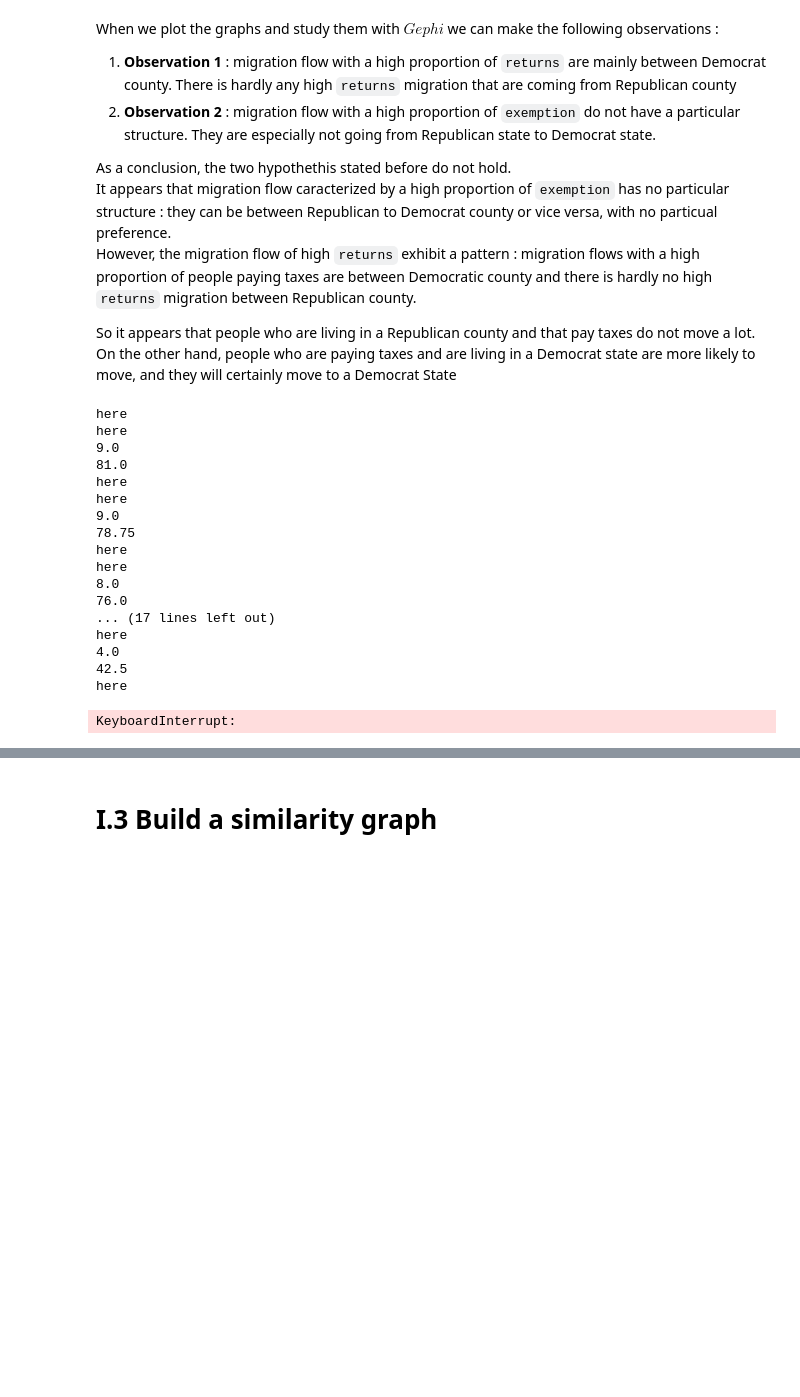
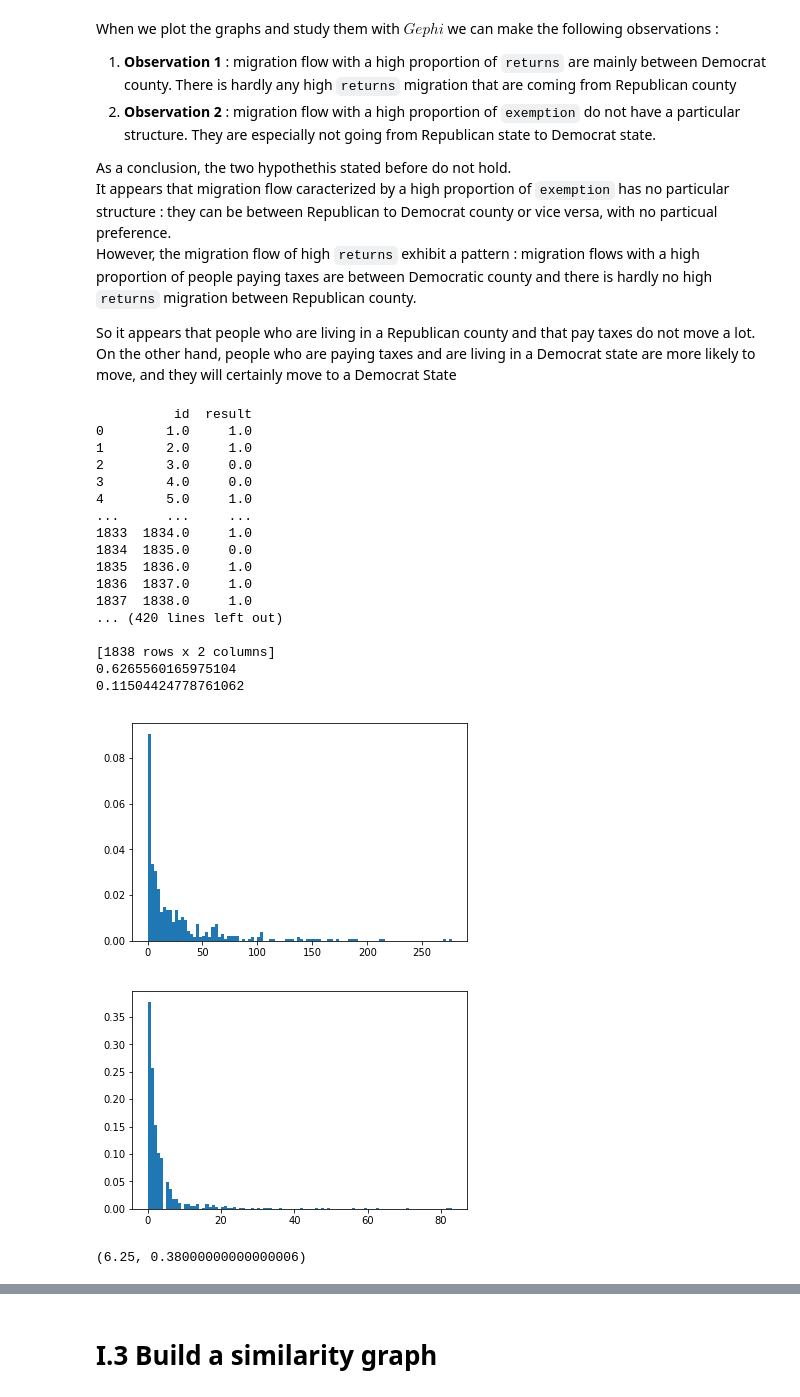
Before and after one commit to zxyzz/ntds_project, a Jupyter notebook: Project.ipynb, the cells around one changed output, grey strips where cells are left out. Cells and saved outputs as stored; diff of their text form; code cells hidden in the pictures; blank space fills up the shorter version.

```diff
--- a/Project.ipynb
+++ b/Project.ipynb
@@ -187,7 +187,7 @@ def cross_validation_returns (threshold_range_min, threshold_range_max, step=0.0
         max_local = 0
         cut_local = 0
         for cut in cuts :
-            temp = np.abs(d[d > 7].shape[0]/d.shape[0] - r[r > 7].shape[0]/r.shape[0])
+            temp = np.abs(d[d > cut].shape[0]/d.shape[0] - r[r > cut].shape[0]/r.shape[0])
             if temp > max_local :
                 max_local = temp
                 cut_local = cut
@@ -211,24 +211,26 @@ def cross_validation_returns (threshold_range_min, threshold_range_max, step=0.0
         plt.show()
     return best_cut, best_threshold
 # %%
-cross_validation(0.3, 0.6, print_best=True)
+cross_validation_returns(0.3, 0.6, print_best=True)
 # %% [output]
-here
-here
-9.0
-81.0
-here
-here
-9.0
-78.75
-here
-here
-8.0
-76.0
-... (17 lines left out)
-here
-4.0
-42.5
-here
+          id  result
+0        1.0     1.0
+1        2.0     1.0
+2        3.0     0.0
+3        4.0     0.0
+4        5.0     1.0
+...      ...     ...
+1833  1834.0     1.0
+1834  1835.0     0.0
+1835  1836.0     1.0
+1836  1837.0     1.0
+1837  1838.0     1.0
+... (420 lines left out)
+
+[1838 rows x 2 columns]
+0.6265560165975104
+0.11504424778761062
+[figure, added]
+[figure, added]
-KeyboardInterrupt:
+(6.25, 0.38000000000000006)
 # %%
```
Also changed, not shown: parts of 8 cells of this notebook, 3 other files.
